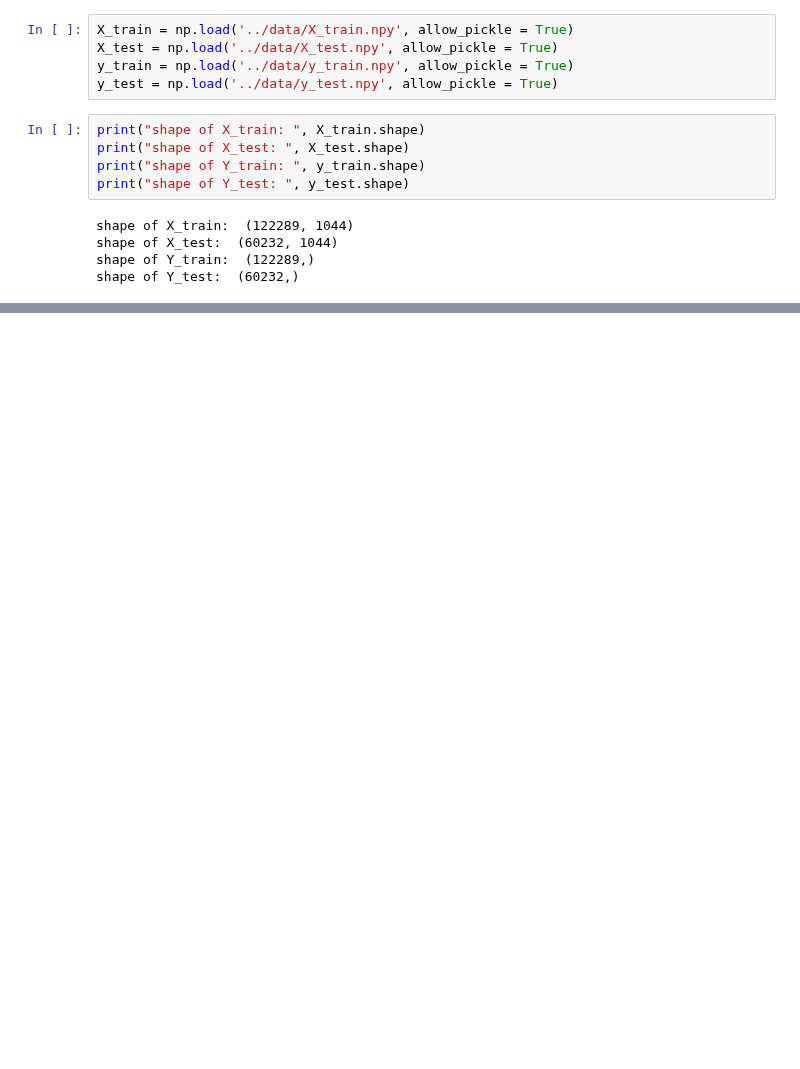
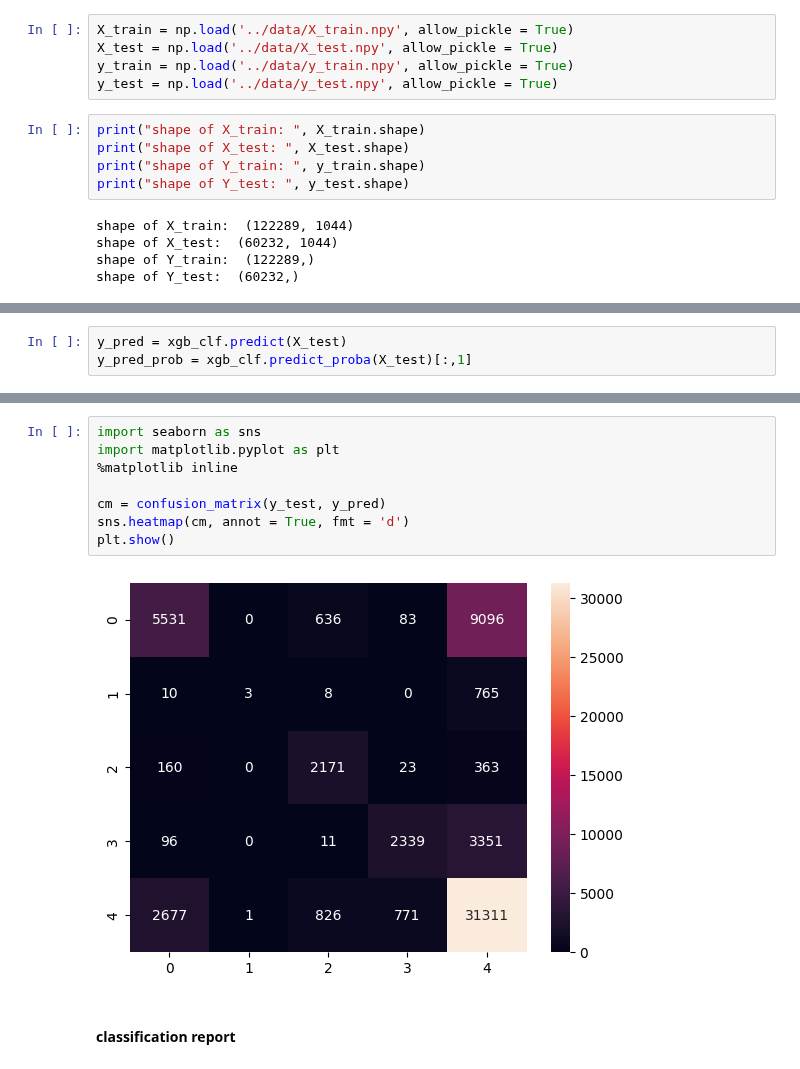
Before and after one commit to ris3abh/Sentencing-prediction-on-docket-data, a Jupyter notebook: models/XGBoost_classifier.ipynb, the cells around one changed output, grey strips where cells are left out. Cells and saved outputs as stored; diff of their text form; blank space fills up the shorter version.

```diff
--- a/models/XGBoost_classifier.ipynb
+++ b/models/XGBoost_classifier.ipynb
@@ -40,0 +62,3 @@ xgb_clf.fit(X_train, y_train)
+# %%
+y_pred = xgb_clf.predict(X_test)
+y_pred_prob = xgb_clf.predict_proba(X_test)[:,1]
@@ -40,0 +80,12 @@ xgb_clf.fit(X_train, y_train)
+# %%
+import seaborn as sns
+import matplotlib.pyplot as plt
+%matplotlib inline
+
+cm = confusion_matrix(y_test, y_pred)
+sns.heatmap(cm, annot = True, fmt = 'd')
+plt.show()
+# %% [output]
+[figure, added]
+# %% [markdown]
+#### classification report
```
Also changed, not shown: parts of 13 cells of this notebook.
